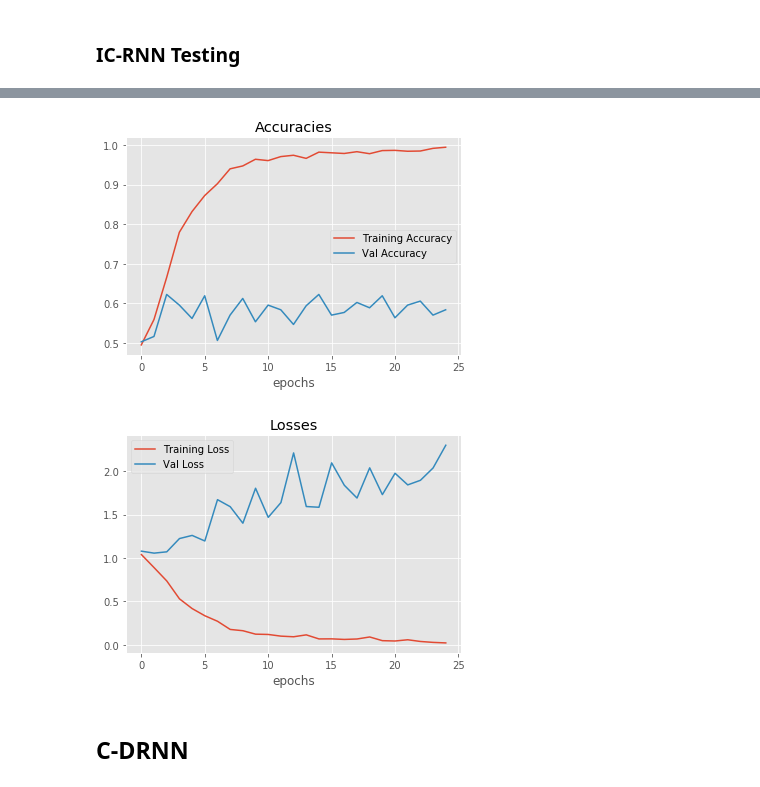
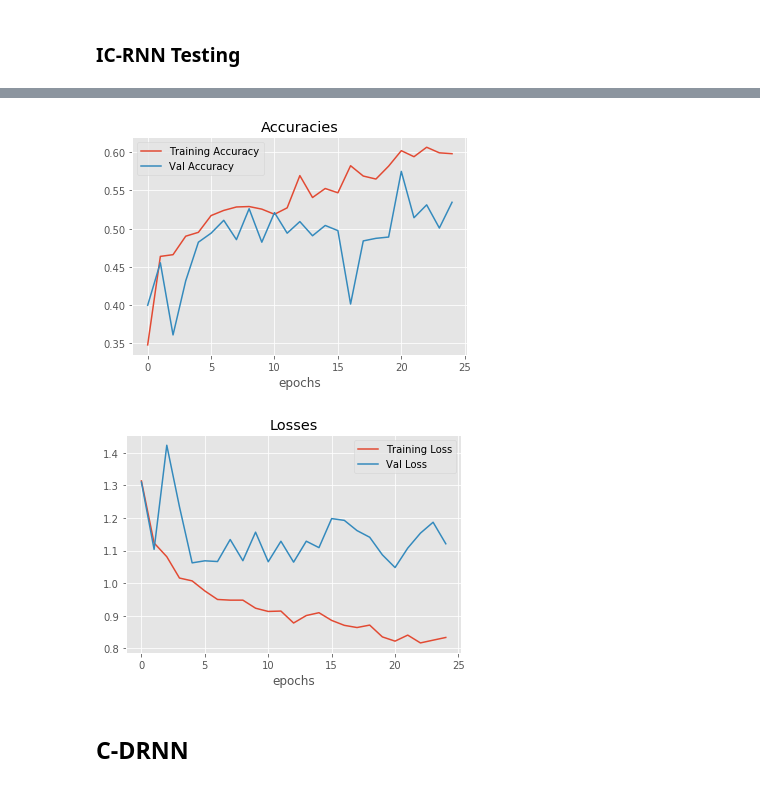
Before and after one commit to kunalpatel1793/Neural-Nets-Final-Project, a Jupyter notebook: Model.ipynb, the cells around one changed output, grey strips where cells are left out. Cells and saved outputs as stored; diff of their text form; code cells hidden in the pictures.

```diff
--- a/Model.ipynb
+++ b/Model.ipynb
@@ -67,8 +69,8 @@ bs, t, f = train_data.shape
 '\nbs, t, f = data.shape\nnp.random.seed(42)\nshuffle = np.random.choice(bs,bs,replace=False)\n\ntrain_samples = 237\ntrain_data = data[shuffle[:train_samples],:,:]\ntrain_labels = enc_labels[shuffle[ ...
 # %%
 #Prepare the data by taking out nans and dividing into test and train
-file_path = '/home/carla/Downloads/project_datasets/project_datasets/'
-#file_path = '/home/kunal/Desktop/FinalProject/datasets/'
+#file_path = '/home/carla/Downloads/project_datasets/project_datasets/'
+file_path = '/home/kunal/Desktop/FinalProject/datasets/'
 train_data, test_data, train_labels, test_labels = prepare_data(file_path,
                                                                 num_test_samples = 50,
                                                                 verbose= False,
@@ -119,7 +121,7 @@ print test_data.shape
 (50, 22, 1000)
 # %%
 #Augment the data into a bigger set by windowing
-train_data_sliced, train_labels_sliced = create_window_data(train_data, train_labels, windows=10,window_size=512)
+train_data_sliced, train_labels_sliced = create_window_data(train_data, train_labels, windows=10)
 test_data_sliced, test_labels_sliced = create_window_data(test_data, test_labels, windows=10)
 
 train_data_sliced = train_data_sliced.swapaxes(1,2)
@@ -468,29 +472,29 @@ tower3 = Conv1D(32, 8, strides=2,activation='relu',padding="causal")(inputs)
 tower3 = BatchNormalization()(tower3)
 #tower4 = MaxPooling1D()(inputs)
 x = concatenate([tower1,tower2,tower3],axis=2)
-#x = Dropout(0.5)(x)
+x = Dropout(0.5)(x)
 
 # Second Inception
-tower1 = Conv1D(32, 2, strides=2,activation='relu',padding="causal")(x)
-tower1 = BatchNormalization()(tower1)
-tower2 = Conv1D(32, 4, strides=2,activation='relu',padding="causal")(x)
-tower2 = BatchNormalization()(tower2)
-tower3 = Conv1D(32, 8, strides=2,activation='relu',padding="causal")(x)
-tower3 = BatchNormalization()(tower3)
+#tower1 = Conv1D(32, 2, strides=2,activation='relu',padding="causal")(x)
+#tower1 = BatchNormalization()(tower1)
+#tower2 = Conv1D(32, 4, strides=2,activation='relu',padding="causal")(x)
+#tower2 = BatchNormalization()(tower2)
+#tower3 = Conv1D(32, 8, strides=2,activation='relu',padding="causal")(x)
+#tower3 = BatchNormalization()(tower3)
 #tower4 = MaxPooling1D()(x)
-x = concatenate([tower1,tower2,tower3],axis=2)
+#x = concatenate([tower1,tower2,tower3],axis=2)
 #x = Dropout(0.5)(x)
 
 
 # Third Inception
-tower1 = Conv1D(32, 2, strides=2,activation='relu',padding="causal")(x)
-tower1 = BatchNormalization()(tower1)
-tower2 = Conv1D(32, 4, strides=2,activation='relu',padding="causal")(x)
-tower2 = BatchNormalization()(tower2)
-tower3 = Conv1D(32, 8, strides=2,activation='relu',padding="causal")(x)
-tower3 = BatchNormalization()(tower3)
+#tower1 = Conv1D(32, 2, strides=2,activation='relu',padding="causal")(x)
+#tower1 = BatchNormalization()(tower1)
+#tower2 = Conv1D(32, 4, strides=2,activation='relu',padding="causal")(x)
+#tower2 = BatchNormalization()(tower2)
+#tower3 = Conv1D(32, 8, strides=2,activation='relu',padding="causal")(x)
+#tower3 = BatchNormalization()(tower3)
 #tower4 = MaxPooling1D()(x)
-x = concatenate([tower1,tower2,tower3],axis=2)
+#x = concatenate([tower1,tower2,tower3],axis=2)
 #x = Dropout(0.5)(x)
 
 
@@ -521,5 +525,5 @@ Test Results are  [2.1791637544631959, 0.59999999952316285]
-[figure, old version]
+[figure, new version]
-[figure, old version]
+[figure, new version]
 # %% [markdown]
 ## C-DRNN
 # %%
```
Also changed, not shown: parts of 9 cells of this notebook.
